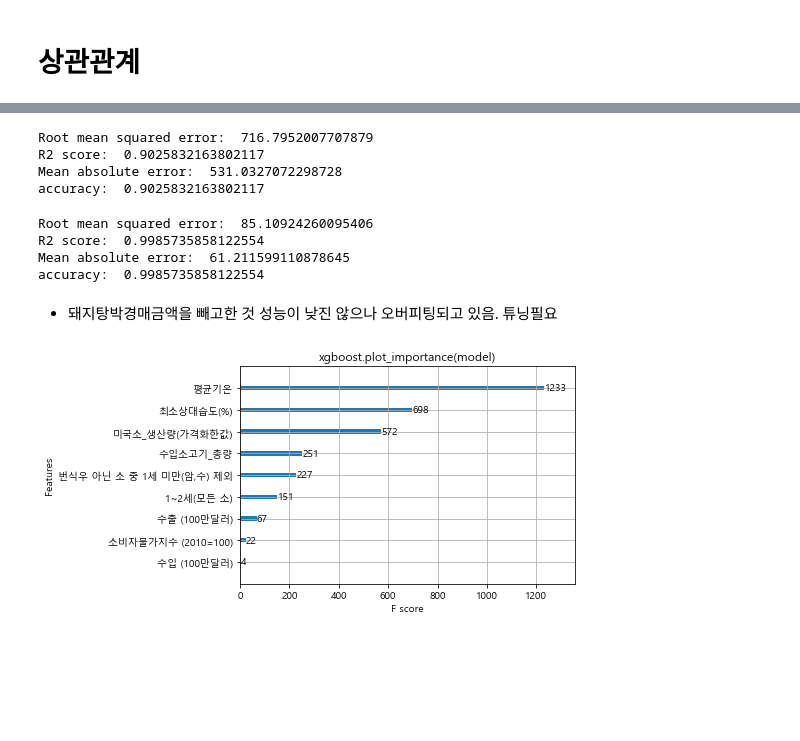
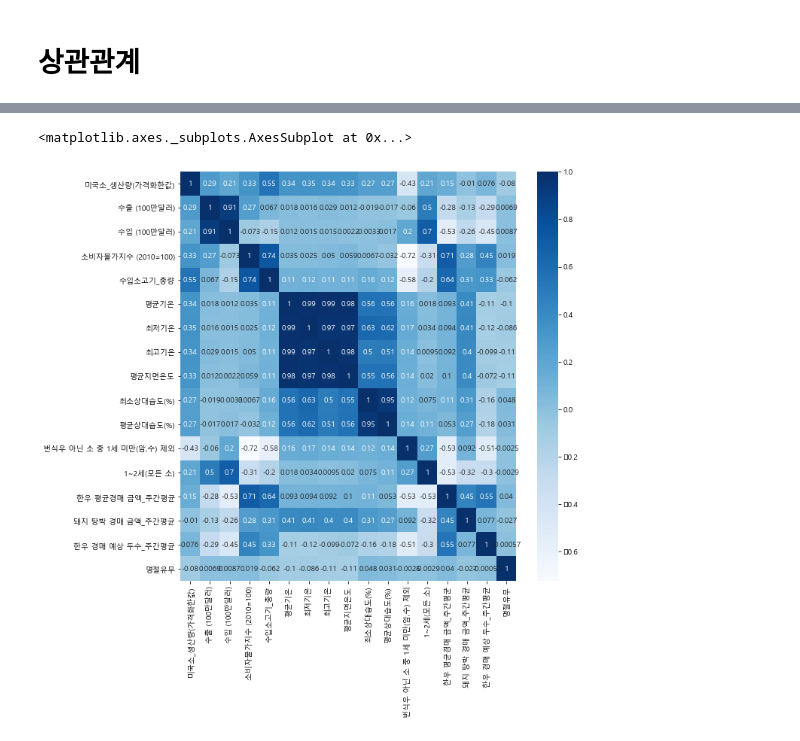
Before and after one commit to DSC-SCH/livestock-solution-project, a Jupyter notebook: eda/all_merged_data.ipynb, the cells around one changed output, grey strips where cells are left out. Drawn from its saved outputs; the diff is of its cells as text; code cells hidden in the pictures; blank space fills up the shorter version.

```diff
--- a/eda/all_merged_data.ipynb
+++ b/eda/all_merged_data.ipynb
@@ -623,42 +245,0 @@ mean_accuracy = 0.9025832163802117
-# %%
-from sklearn.metrics import mean_squared_error, r2_score, mean_absolute_error
-
-xgb_pred = xgb.predict(test_x)
-mse = mean_squared_error(test_y, xgb_pred)
-r2 = r2_score(test_y, xgb_pred)
-mae = mean_absolute_error(test_y, xgb_pred)
-mean_accuracy = xgb.score(test_x,test_y)
-
-print('Root mean squared error: ', np.sqrt(mse))
-print('R2 score: ', r2)
-print('Mean absolute error: ', mae)
-print('accuracy: ', mean_accuracy)
-# %% [output]
-Root mean squared error:  716.7952007707879
-R2 score:  0.9025832163802117
-Mean absolute error:  531.0327072298728
-accuracy:  0.9025832163802117
-# %%
-xgb_pred = xgb.predict(train_x)
-mse = mean_squared_error(train_y, xgb_pred)
-r2 = r2_score(train_y, xgb_pred)
-mae = mean_absolute_error(train_y, xgb_pred)
-mean_accuracy = xgb.score(train_x,train_y)
-
-print('Root mean squared error: ', np.sqrt(mse))
-print('R2 score: ', r2)
-print('Mean absolute error: ', mae)
-print('accuracy: ', mean_accuracy)
-# %% [output]
-Root mean squared error:  85.10924260095406
-R2 score:  0.9985735858122554
-Mean absolute error:  61.211599110878645
-accuracy:  0.9985735858122554
-# %% [markdown]
-* 돼지탕박경매금액을 빼고한 것 성능이 낮진 않으나 오버피팅되고 있음. 튜닝필요
-# %%
-xgboost.plot_importance(xgb)
-plt.title("xgboost.plot_importance(model)")
-plt.show()
-# %% [output]
-[figure, removed]
@@ -668,0 +246,10 @@ plt.show()
+# %%
+corr_data = df_final.drop(["주간날짜"], axis=1)
+corr = corr_data.corr()
+
+plt.figure(figsize=(10,10))
+
+sns.heatmap(data = corr, annot=True, cmap='Blues')
+# %% [output]
+<matplotlib.axes._subplots.AxesSubplot at 0x...>
+[figure, added]
```
Also changed, not shown: parts of 70 cells of this notebook.
